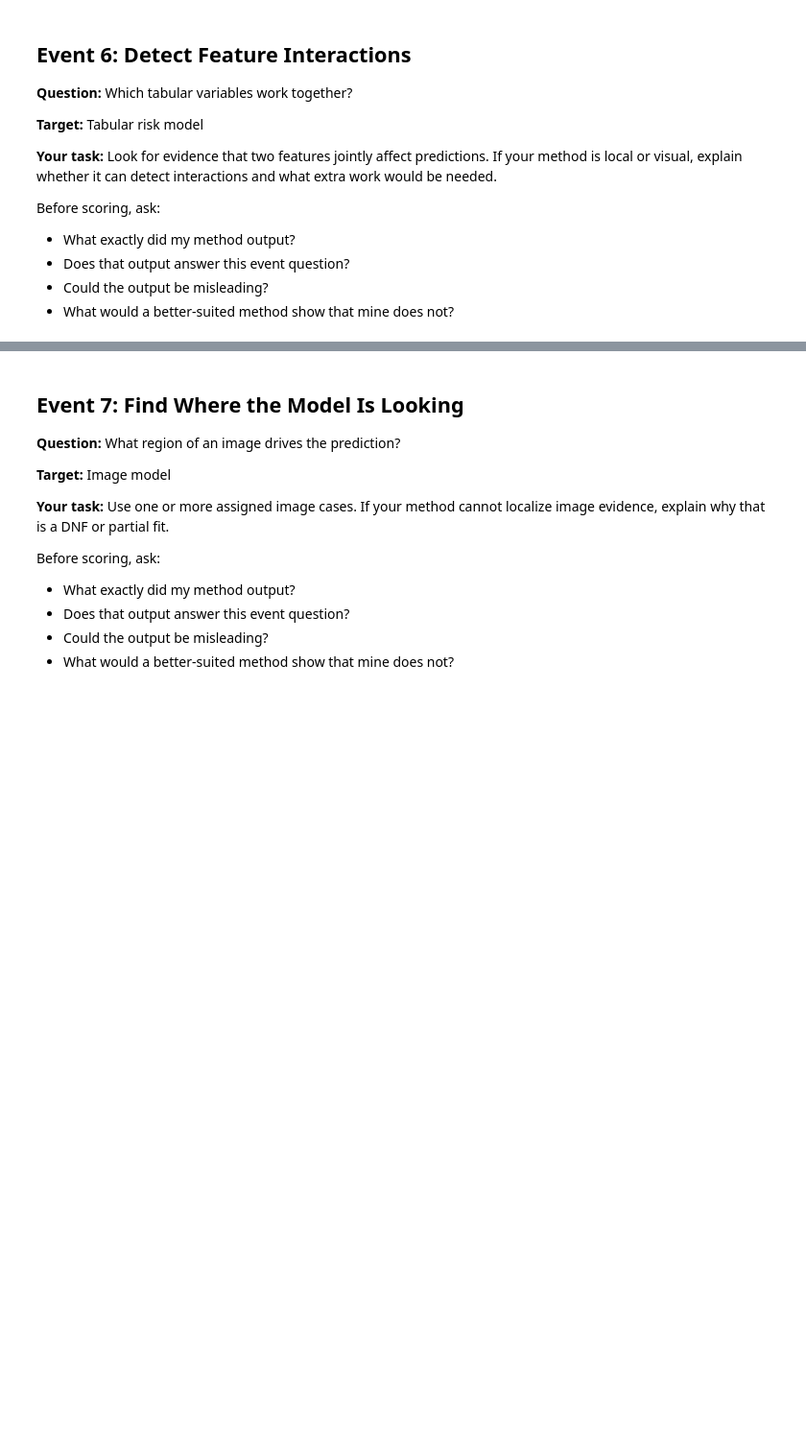
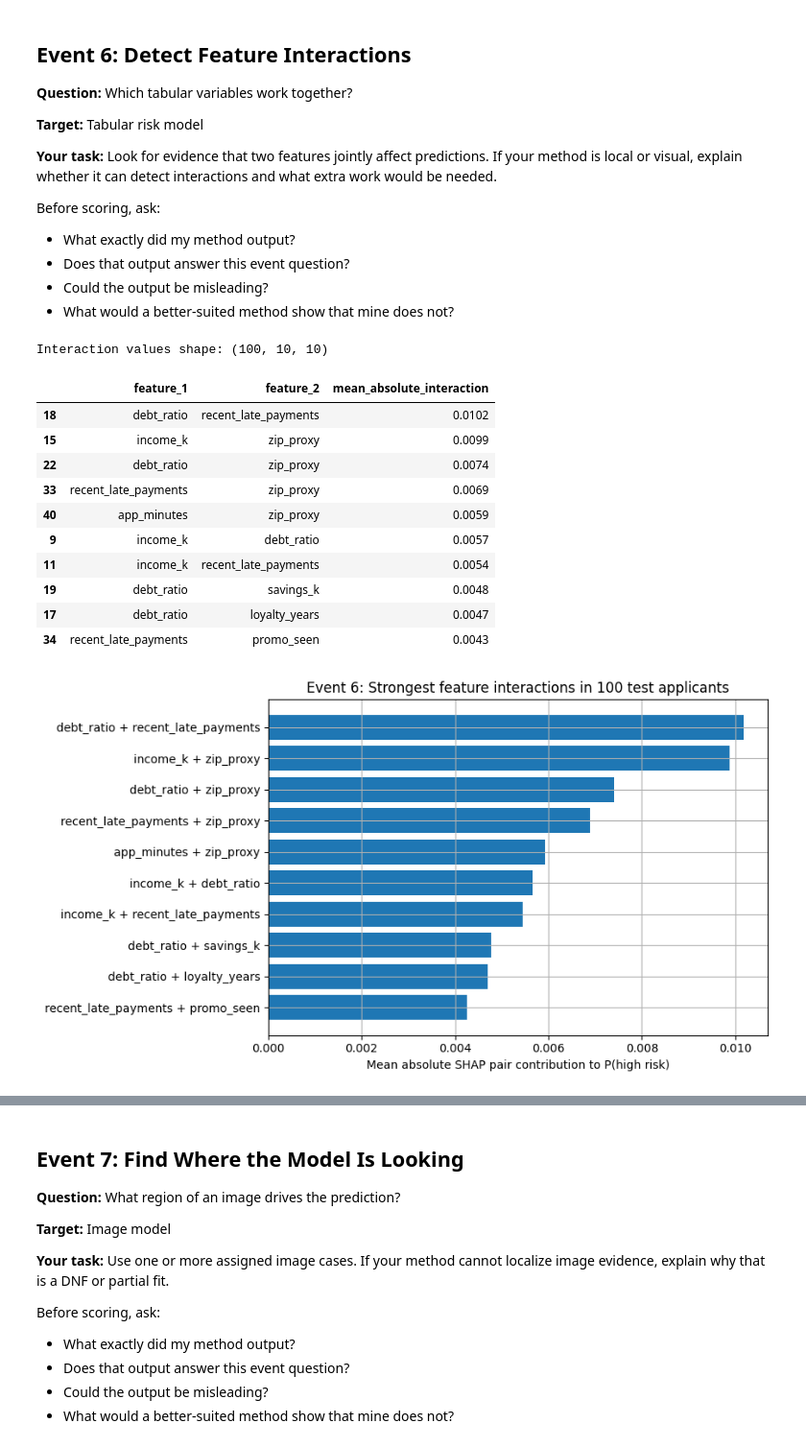
Before and after one commit to eugeniatate-duke/XAI-decathlon, a Jupyter notebook: xai_decathlon_shap.ipynb, the cells around one changed output, grey strips where cells are left out. Shown at 96% size. Saved outputs shown, nothing was run; the diff lists cells and outputs as text; code cells hidden in the pictures; blank space fills up the shorter version.

```diff
--- a/xai_decathlon_shap.ipynb
+++ b/xai_decathlon_shap.ipynb
@@ -1019,0 +1091,66 @@ Before scoring, ask:
+# %%
+# Event 6: SHAP adapted
+
+# 100 test applicants used
+interaction_sample = X_test.sample(n=100, random_state=42)
+
+# calc SHAP interaction values for trained random forest
+interaction_values = tabular_explainer.shap_interaction_values(
+    interaction_sample
+)
+
+# [applicants, feature 1, feature 2, class 1 high risk]
+high_risk_interactions = interaction_values[:, :, :, 1]
+
+print("Interaction values shape:", high_risk_interactions.shape)
+
+# ranking of feature pairs
+pair_results = []
+
+for i in range(len(feature_names)):
+    for j in range(i + 1, len(feature_names)):
+
+        # multiply by 2 to get the full contribution for that pair
+        pair_contributions = 2 * high_risk_interactions[:, i, j]
+
+        # average the magnitude so positive and negative values do not cancel
+        pair_strength = np.abs(pair_contributions).mean()
+
+        pair_results.append({
+            "feature_1": feature_names[i],
+            "feature_2": feature_names[j],
+            "mean_absolute_interaction": pair_strength
+        })
+
+interaction_table = pd.DataFrame(pair_results).sort_values(
+    "mean_absolute_interaction",
+    ascending=False
+)
+
+# top 10 pairs and theit plot
+display(interaction_table.head(10).round(4))
+
+top_pairs = interaction_table.head(10)
+pair_labels = top_pairs["feature_1"] + " + " + top_pairs["feature_2"]
+
+plt.figure(figsize=(9, 5))
+plt.barh(pair_labels, top_pairs["mean_absolute_interaction"])
+plt.gca().invert_yaxis()
+plt.xlabel("Mean absolute SHAP pair contribution to P(high risk)")
+plt.title("Event 6: Strongest feature interactions in 100 test applicants")
+plt.tight_layout()
+plt.show()
+# %% [output]
+Interaction values shape: (100, 10, 10)
+|  | feature_1 | feature_2 | mean_absolute_interaction |
+| 18 | debt_ratio | recent_late_payments | 0.0102 |
+| 15 | income_k | zip_proxy | 0.0099 |
+| 22 | debt_ratio | zip_proxy | 0.0074 |
+| 33 | recent_late_payments | zip_proxy | 0.0069 |
+| 40 | app_minutes | zip_proxy | 0.0059 |
+| 9 | income_k | debt_ratio | 0.0057 |
+| 11 | income_k | recent_late_payments | 0.0054 |
+| 19 | debt_ratio | savings_k | 0.0048 |
+| 17 | debt_ratio | loyalty_years | 0.0047 |
+| 34 | recent_late_payments | promo_seen | 0.0043 |
+[figure, added]
```
Also changed, not shown: parts of 6 cells of this notebook.
